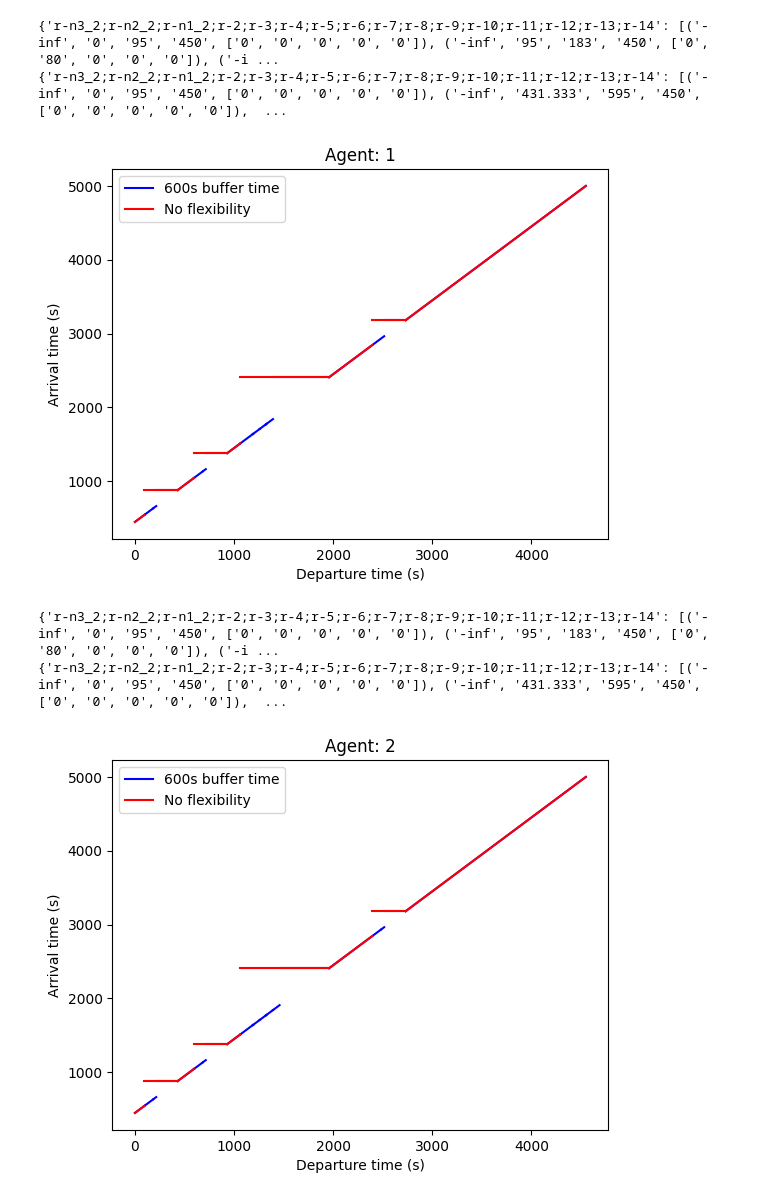
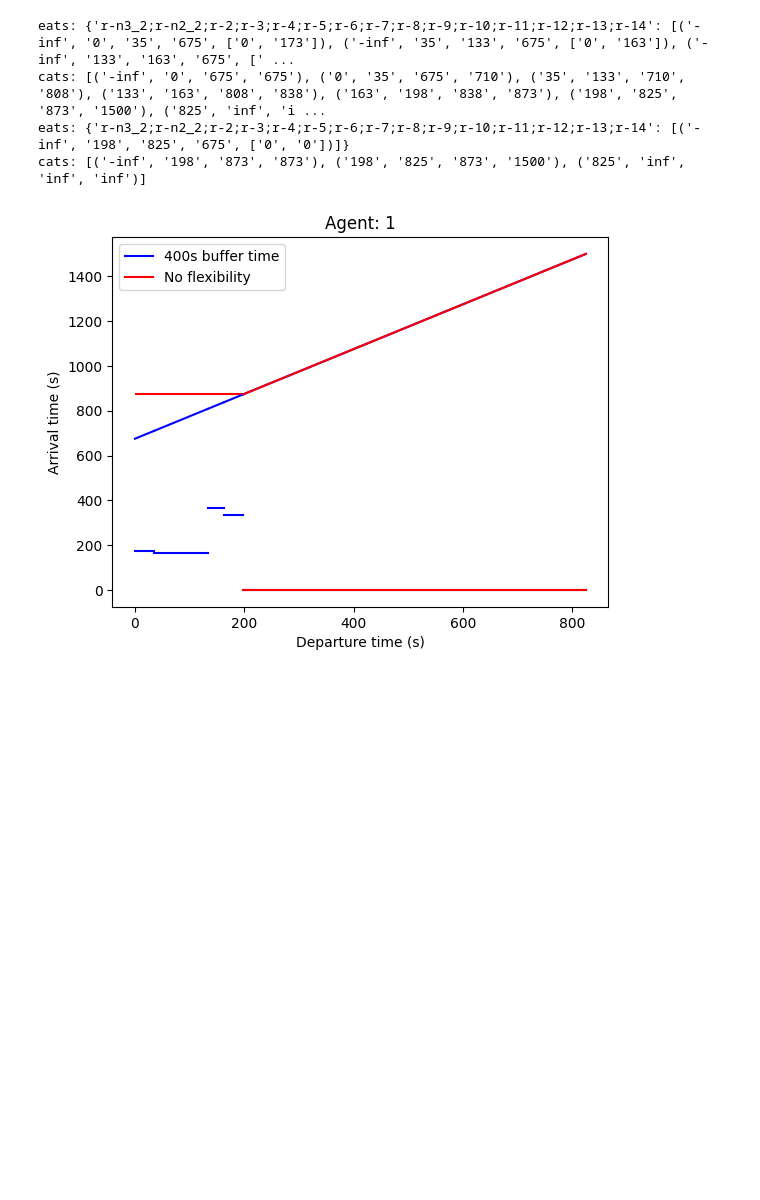
Before and after one commit to GoodGuyMe/delay-replanning-slack, a Jupyter notebook: experiments/blocking_experiments.ipynb, the cells around one changed output. Cells and saved outputs as stored; diff of their text form; code cells hidden in the pictures; blank space fills up the shorter version.

```diff
--- a/experiments/blocking_experiments.ipynb
+++ b/experiments/blocking_experiments.ipynb
@@ -10,24 +11,28 @@ sys.path.append(os.path.abspath("../generation"))
 import generate
 from parseRePEAT import *
 # %%
-def plot_atf(segments, label, color='red', x_min=0):
+def plot_atf(segments, label, color, eatfs):
     line = None
     for (x0, x1, y0, y1) in segments:
-        # if x0 == "-inf" and x1 != "inf" and y1 != "inf":
-        #     plt.hlines(float(y1), x_min, float(x1), colors=color)
+        if x0 == "-inf" and x1 != "inf" and y1 != "inf":
+            plt.hlines(float(y1), 0, float(x1), colors=color)
         line, = plt.plot([float(x0), float(x1)], [float(y0), float(y1)], color=color)
     line.set_label(label) if line is not None else None
 
-def generate_intervals(max_delay, layout, scenario, agent, agent_speed, move):
+    for (zeta, alpha, beta, delta, gammas) in list(eatfs.values())[0]:
+        gamma = reduce(lambda x, y: float(x) + float(y), gammas)
+        plt.plot([float(alpha), float(beta)], [float(gamma), float(gamma)], color=color)
+
+def generate_intervals(max_delay, layout, scenario, agent, agent_speed, move, color="red"):
     # Generate intervals
     # generate.time_safe_intervals_and_write(layout, scenario, agent["trainNumber"], agent_speed, "output", max_delay)
-    generate.time_safe_intervals_and_write(layout, scenario, -1, 30, "output", max_delay)
+    generate.time_safe_intervals_and_write(layout, scenario, -1, 20, "output", max_delay)
     # start = "r-n3_2" if agent["trainNumber"] == 1 else "t-n3_1"
     start = "r-n3_2"
     timeout = 60
     try:
         # proc = subprocess.run(["atsipp.exe", "--start", start, "--goal", "r-14", "--edgegraph", "output", "--search", "repeat", "--startTime", str(move["startTime"])], timeout=20, stdout=subprocess.PIPE, stderr=subprocess.DEVNULL)
-        proc = subprocess.run(["atsipp.exe", "--start", "r-n3_2", "--goal", "r-14", "--edgegraph", "output", "--search", "repeat", "--startTime", "0"], timeout=timeout, stdout=subprocess.PIPE, stderr=subprocess.DEVNULL)
+        proc = subprocess.run(["Y:/Uni/Thesis/executable/atsipp.exe", "--start", "r-n3_2", "--goal", "r-14", "--edgegraph", "output", "--search", "repeat", "--startTime", "0"], timeout=timeout, stdout=subprocess.PIPE, stderr=subprocess.DEVNULL)
 
     except subprocess.TimeoutExpired:
         print(f'Timeout for repeat ({timeout}s) expired')
@@ -37,43 +42,43 @@ def generate_intervals(max_delay, layout, scenario, agent, agent_speed, move):
     # If the run was successful
     if int(proc.returncode) == 0:
         metadata, catf, paths, eatfs = parse_list_of_outputs(repeat_output)
-        print(eatfs)
-        color = "blue" if max_delay > 0 else "red"
+        print(f"eats: {eatfs}")
+        print(f"cats: {catf}")
         label = f"{max_delay}s buffer time" if max_delay > 0 else "No flexibility"
-        plot_atf(catf, label, color, move["startTime"])
+        plot_atf(catf, label, color, eatfs)
 # %%
 # Run RePeAT to get multiple plans
 scenario = "../data/single_track/scenario_following.json"
 layout =   "../data/single_track/woho.json"
 
 scenario_data = json.load(open(scenario))
 train_types = {x["name"]: x for x in scenario_data["types"]}
 for agent in scenario_data['trains']:
     # Get the global end time of scenario
     scenario_end_time = 0
     for i in range(len(agent["movements"])):
         move = agent["movements"][i]
         if 2 * move["endTime"] > scenario_end_time:
             scenario_end_time = 2 * move["endTime"]
     agent_speed = train_types[agent["trainUnitTypes"][0]]["speed"] * 1.09
     # agent_speed = 60
     for move in agent["movements"]:
         # Difference
-        generate_intervals(600, layout, scenario, agent, agent_speed, move)
+        # generate_intervals(700, layout, scenario, agent, agent_speed, move, color="green")
+        generate_intervals(400, layout, scenario, agent, agent_speed, move, color="blue")
 
         # baseline
         generate_intervals(0,   layout, scenario, agent, agent_speed, move)
 
         title = f"Agent: {agent['trainNumber']}"
         plt.xlabel("Departure time (s)")
         plt.ylabel("Arrival time (s)")
         plt.title(title)
         plt.legend()
         plt.show()
 # %% [output]
-{'r-n3_2;r-n2_2;r-n1_2;r-2;r-3;r-4;r-5;r-6;r-7;r-8;r-9;r-10;r-11;r-12;r-13;r-14': [('-inf', '0', '95', '450', ['0', '0', '0', '0', '0']), ('-inf', '95', '183', '450', ['0', '80', '0', '0', '0']), ('-i ...
-{'r-n3_2;r-n2_2;r-n1_2;r-2;r-3;r-4;r-5;r-6;r-7;r-8;r-9;r-10;r-11;r-12;r-13;r-14': [('-inf', '0', '95', '450', ['0', '0', '0', '0', '0']), ('-inf', '431.333', '595', '450', ['0', '0', '0', '0', '0']),  ...
+eats: {'r-n3_2;r-n2_2;r-2;r-3;r-4;r-5;r-6;r-7;r-8;r-9;r-10;r-11;r-12;r-13;r-14': [('-inf', '0', '35', '675', ['0', '173']), ('-inf', '35', '133', '675', ['0', '163']), ('-inf', '133', '163', '675', [' ...
+cats: [('-inf', '0', '675', '675'), ('0', '35', '675', '710'), ('35', '133', '710', '808'), ('133', '163', '808', '838'), ('163', '198', '838', '873'), ('198', '825', '873', '1500'), ('825', 'inf', 'i ...
+eats: {'r-n3_2;r-n2_2;r-2;r-3;r-4;r-5;r-6;r-7;r-8;r-9;r-10;r-11;r-12;r-13;r-14': [('-inf', '198', '825', '675', ['0', '0'])]}
+cats: [('-inf', '198', '873', '873'), ('198', '825', '873', '1500'), ('825', 'inf', 'inf', 'inf')]
-[figure, old version]
+[figure, new version]
-{'r-n3_2;r-n2_2;r-n1_2;r-2;r-3;r-4;r-5;r-6;r-7;r-8;r-9;r-10;r-11;r-12;r-13;r-14': [('-inf', '0', '95', '450', ['0', '0', '0', '0', '0']), ('-inf', '95', '183', '450', ['0', '80', '0', '0', '0']), ('-i ...
-{'r-n3_2;r-n2_2;r-n1_2;r-2;r-3;r-4;r-5;r-6;r-7;r-8;r-9;r-10;r-11;r-12;r-13;r-14': [('-inf', '0', '95', '450', ['0', '0', '0', '0', '0']), ('-inf', '431.333', '595', '450', ['0', '0', '0', '0', '0']),  ...
-[figure, removed]
```
Also changed, not shown: parts of 2 cells of this notebook, 3 other files.
